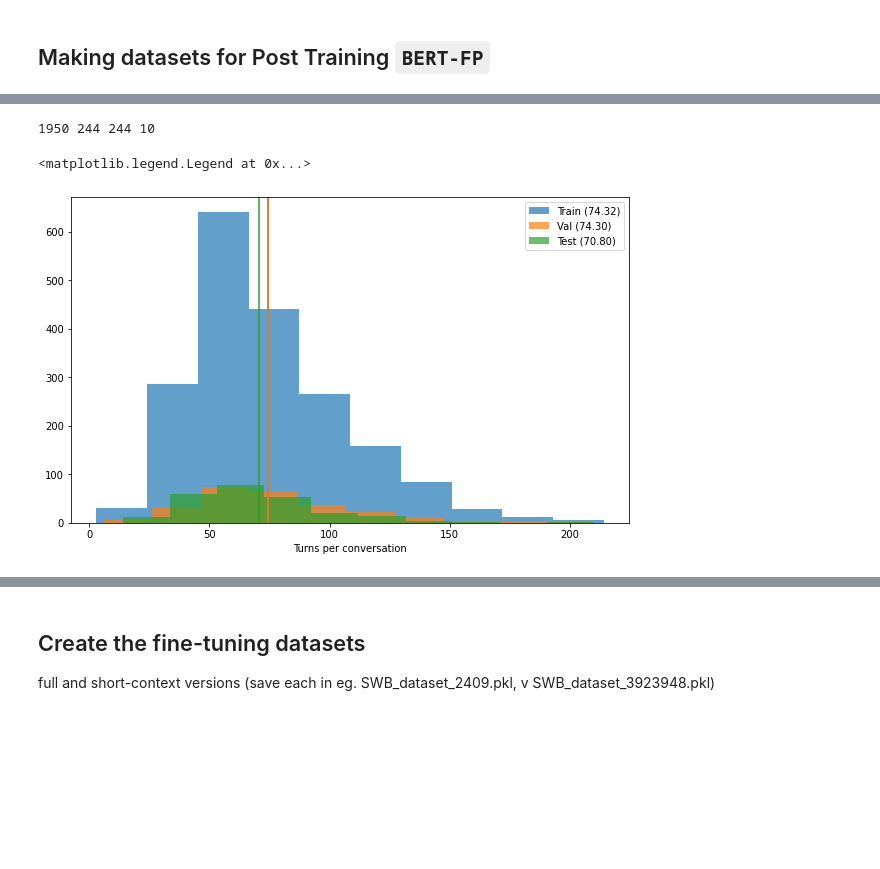
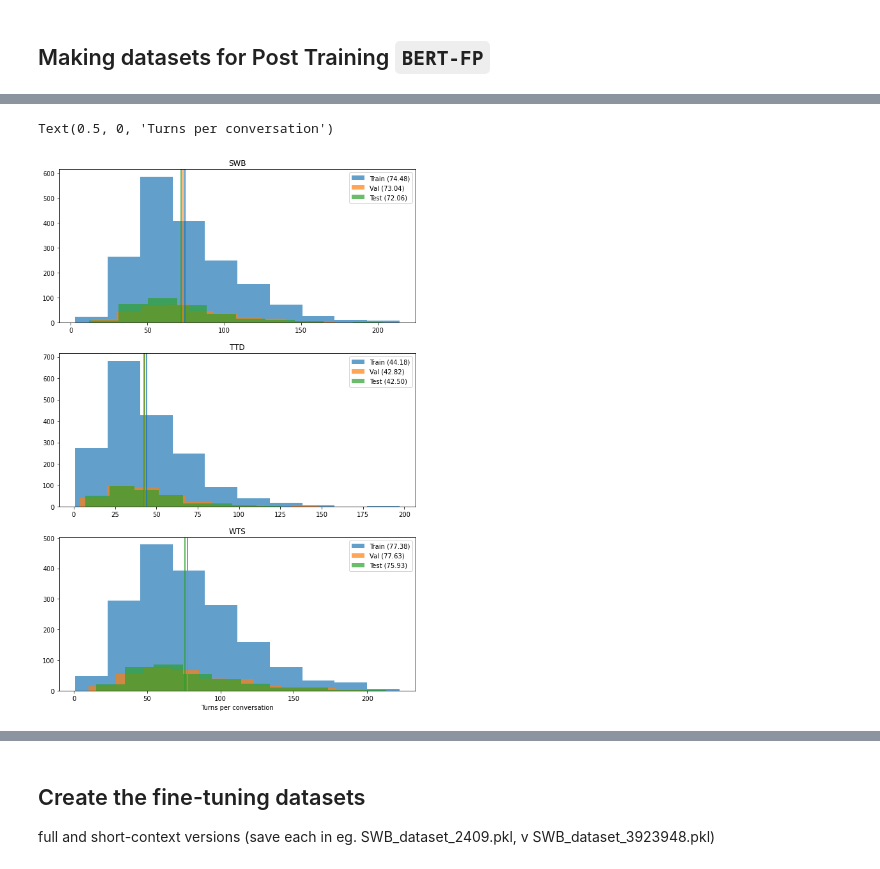
Before and after one commit to Sarenne/BERT_FP, a Jupyter notebook: make_bertfp_datasets.ipynb, the cells around one changed output, grey strips where cells are left out. Saved outputs shown, nothing was run; the diff lists cells and outputs as text; code cells hidden in the pictures; blank space fills up the shorter version.

Commit message:
Make datasets based on TTD (both vad and word-time-stamps (wts))

```diff
--- a/make_bertfp_datasets.ipynb
+++ b/make_bertfp_datasets.ipynb
@@ -125,31 +281,70 @@ _, swb_train_small = train_test_split(swb_train, test_size=0.005, random_state=1
+# %%
+# NOTE: switch the set of conv_ids to random splits (swb_train) or based on nxt (swb_train_nxt)
+
+# Count turns per conversation
+# swb_train_small_df = swb_turn_df[swb_turn_df.conv_id.isin(swb_train_small)]
+swb_train_df = swb_turn_df[swb_turn_df.conv_id.isin(swb_train_nxt)]
+swb_val_df = swb_turn_df[swb_turn_df.conv_id.isin(swb_val_nxt)]
+swb_test_df = swb_turn_df[swb_turn_df.conv_id.isin(swb_test_nxt)]
+
+# ttd_train_small_df = ttd_turn_df[ttd_turn_df.conv_id.isin(swb_train_small)]
+ttd_train_df = ttd_turn_df[ttd_turn_df.conv_id.isin(swb_train_nxt)]
+ttd_val_df = ttd_turn_df[ttd_turn_df.conv_id.isin(swb_val_nxt)]
+ttd_test_df = ttd_turn_df[ttd_turn_df.conv_id.isin(swb_test_nxt)]
+
+wts_train_df = wts_turn_df[wts_turn_df.conv_id.isin(swb_train_nxt)]
+wts_val_df = wts_turn_df[wts_turn_df.conv_id.isin(swb_val_nxt)]
+wts_test_df = wts_turn_df[wts_turn_df.conv_id.isin(swb_test_nxt)]
 # %%
-print(len(swb_train), len(swb_val), len(swb_test), len(swb_train_small))
-
-# Count turns per conversation
-swb_train_small_df = swb_turn_df[swb_turn_df.conv_id.isin(swb_train_small)]
-swb_train_df = swb_turn_df[swb_turn_df.conv_id.isin(swb_train)]
-swb_val_df = swb_turn_df[swb_turn_df.conv_id.isin(swb_val)]
-swb_test_df = swb_turn_df[swb_turn_df.conv_id.isin(swb_test)]
-
+# Plot turns per conversation in the different splits
 swb_train_lengths = list(swb_train_df['conv_id'].value_counts())
 swb_val_lengths = list(swb_val_df['conv_id'].value_counts())
 swb_test_lengths = list(swb_test_df['conv_id'].value_counts())
 
-f, ax = plt.subplots(1,1,figsize=(10,6))
-ax.hist(swb_train_lengths, label=f'Train ({np.mean(swb_train_lengths):.2f})', color='C0', alpha=0.7)
-ax.hist(swb_val_lengths, label=f'Val ({np.mean(swb_val_lengths):.2f})', color='C1', alpha=0.7)
-ax.hist(swb_test_lengths, label=f'Test ({np.mean(swb_test_lengths):.2f})', color='C2', alpha=0.7)
+ttd_train_lengths = list(ttd_train_df['conv_id'].value_counts())
+ttd_val_lengths = list(ttd_val_df['conv_id'].value_counts())
+ttd_test_lengths = list(ttd_test_df['conv_id'].value_counts())
 
-ax.axvline(np.mean(swb_train_lengths), color='C0')
-ax.axvline(np.mean(swb_val_lengths), color='C1')
-ax.axvline(np.mean(swb_test_lengths), color='C2')
+wts_train_lengths = list(wts_train_df['conv_id'].value_counts())
+wts_val_lengths = list(wts_val_df['conv_id'].value_counts())
+wts_test_lengths = list(wts_test_df['conv_id'].value_counts())
 
+f, ax = plt.subplots(3,1,figsize=(10,15))
+ax[0].hist(swb_train_lengths, label=f'Train ({np.mean(swb_train_lengths):.2f})', color='C0', alpha=0.7)
+ax[0].hist(swb_val_lengths, label=f'Val ({np.mean(swb_val_lengths):.2f})', color='C1', alpha=0.7)
+ax[0].hist(swb_test_lengths, label=f'Test ({np.mean(swb_test_lengths):.2f})', color='C2', alpha=0.7)
 
-ax.set_xlabel('Turns per conversation')
-ax.legend()
+ax[0].axvline(np.mean(swb_train_lengths), color='C0')
+ax[0].axvline(np.mean(swb_val_lengths), color='C1')
+ax[0].axvline(np.mean(swb_test_lengths), color='C2')
+
+ax[0].set_title('SWB')
+ax[0].legend()
+
+ax[1].hist(ttd_train_lengths, label=f'Train ({np.mean(ttd_train_lengths):.2f})', color='C0', alpha=0.7)
+ax[1].hist(ttd_val_lengths, label=f'Val ({np.mean(ttd_val_lengths):.2f})', color='C1', alpha=0.7)
+ax[1].hist(ttd_test_lengths, label=f'Test ({np.mean(ttd_test_lengths):.2f})', color='C2', alpha=0.7)
+
+ax[1].axvline(np.mean(ttd_train_lengths), color='C0')
+ax[1].axvline(np.mean(ttd_val_lengths), color='C1')
+ax[1].axvline(np.mean(ttd_test_lengths), color='C2')
+
+ax[1].set_title('TTD')
+ax[1].legend()
+
+ax[2].hist(wts_train_lengths, label=f'Train ({np.mean(wts_train_lengths):.2f})', color='C0', alpha=0.7)
+ax[2].hist(wts_val_lengths, label=f'Val ({np.mean(wts_val_lengths):.2f})', color='C1', alpha=0.7)
+ax[2].hist(wts_test_lengths, label=f'Test ({np.mean(wts_test_lengths):.2f})', color='C2', alpha=0.7)
+
+ax[2].axvline(np.mean(wts_train_lengths), color='C0')
+ax[2].axvline(np.mean(wts_val_lengths), color='C1')
+ax[2].axvline(np.mean(wts_test_lengths), color='C2')
+
+ax[2].set_title('WTS')
+ax[2].legend()
+ax[2].set_xlabel('Turns per conversation')
 # %% [output]
-1950 244 244 10
+Text(0.5, 0, 'Turns per conversation')
-<matplotlib.legend.Legend at 0x...>
-[figure, old version]
+[figure, new version]
 # %%
 # Write them as list of lists
```
Also changed, not shown: parts of 42 cells of this notebook.
